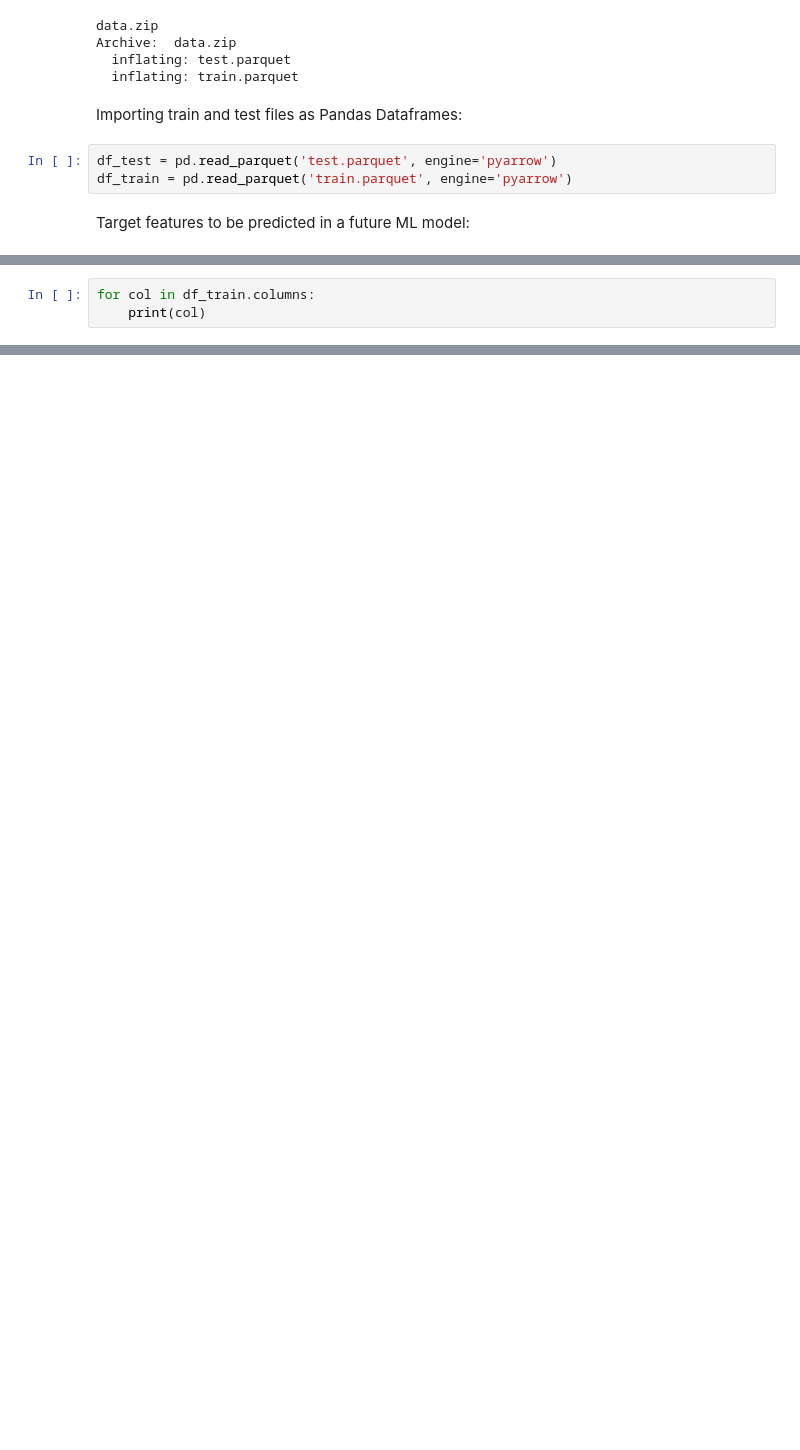
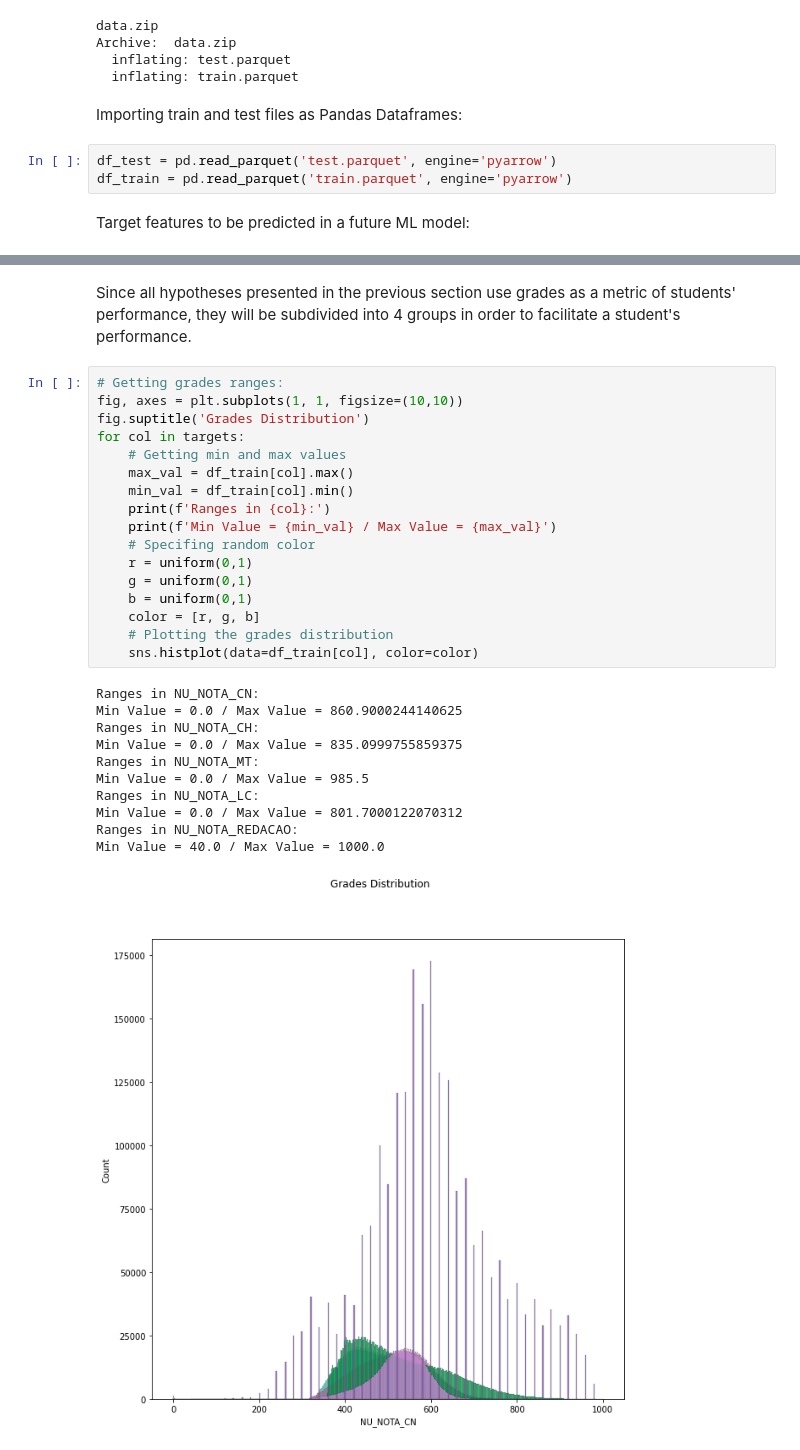
Before and after one commit to higorpr/ENEM_Exploration_Analysis, a Jupyter notebook: ENEM_Exploratory_Analysis.ipynb, the cells around one changed output, grey strips where cells are left out. Cells and saved outputs as stored; diff of their text form; blank space fills up the shorter version.

```diff
--- a/ENEM_Exploratory_Analysis.ipynb
+++ b/ENEM_Exploratory_Analysis.ipynb
@@ -88,3 +93,0 @@ Columns in the training dataset (features and targets):
-# %%
-for col in df_train.columns:
-    print(col)
@@ -149,0 +541,31 @@ The features related to a student's personal information are:
+# %% [markdown]
+Since all hypotheses presented in the previous section use grades as a metric of students' performance, they will be subdivided into 4 groups in order to facilitate a student's performance.
+# %%
+# Getting grades ranges:
+fig, axes = plt.subplots(1, 1, figsize=(10,10))
+fig.suptitle('Grades Distribution')
+for col in targets:
+    # Getting min and max values
+    max_val = df_train[col].max()
+    min_val = df_train[col].min()
+    print(f'Ranges in {col}:')
+    print(f'Min Value = {min_val} / Max Value = {max_val}')
+    # Specifing random color
+    r = uniform(0,1)
+    g = uniform(0,1)
+    b = uniform(0,1)
+    color = [r, g, b]
+    # Plotting the grades distribution
+    sns.histplot(data=df_train[col], color=color)
+# %% [output]
+Ranges in NU_NOTA_CN:
+Min Value = 0.0 / Max Value = 860.9000244140625
+Ranges in NU_NOTA_CH:
+Min Value = 0.0 / Max Value = 835.0999755859375
+Ranges in NU_NOTA_MT:
+Min Value = 0.0 / Max Value = 985.5
+Ranges in NU_NOTA_LC:
+Min Value = 0.0 / Max Value = 801.7000122070312
+Ranges in NU_NOTA_REDACAO:
+Min Value = 40.0 / Max Value = 1000.0
+[figure, added]
```
Also changed, not shown: parts of 104 cells of this notebook.
